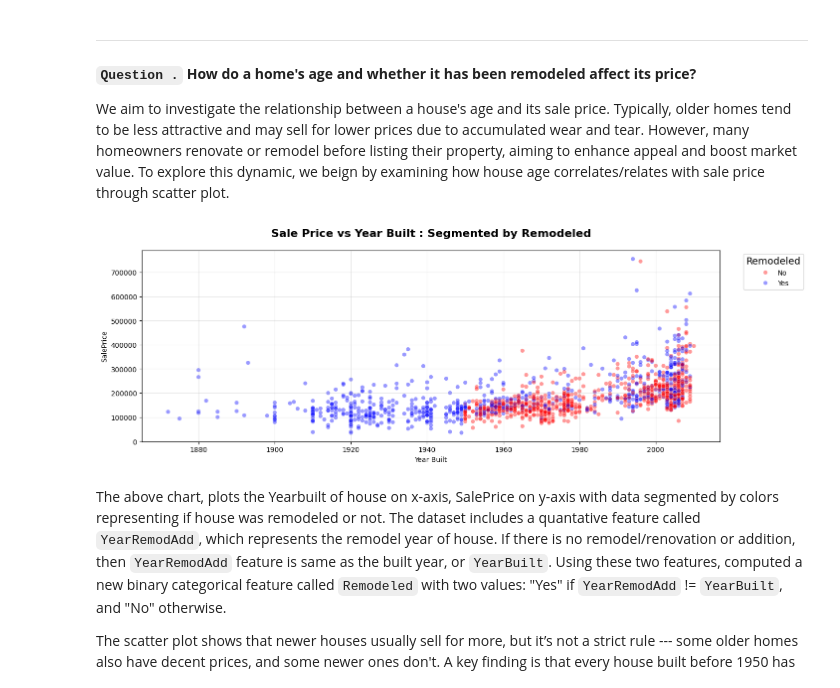
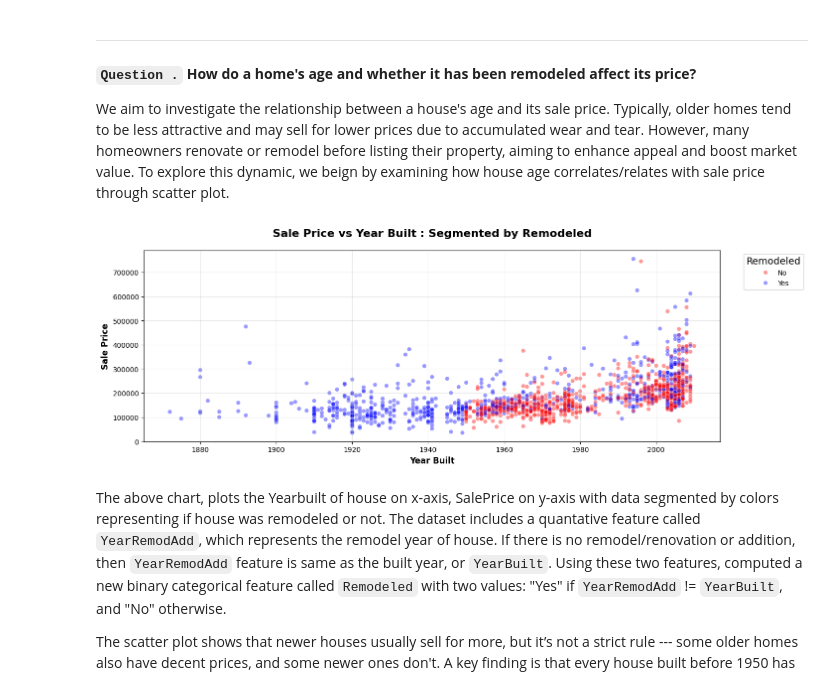
Before and after one commit to annugit1655/Real-Estate-Price-Prediction, a Jupyter notebook: Real-Estate-Price-Prediction/notebooks/EDA-house-part-1.ipynb, the cells around one changed output. Drawn from its saved outputs; the diff is of its cells as text; code cells hidden in the pictures.

```diff
--- a/Real-Estate-Price-Prediction/notebooks/EDA-house-part-1.ipynb
+++ b/Real-Estate-Price-Prediction/notebooks/EDA-house-part-1.ipynb
@@ -827,0 +856,16 @@ plt.show()
+# %%
+import statsmodels.formula.api as smf
+from statsmodels.stats.anova import anova_lm
+
+new_df = new_df.rename(
+    columns={"1stFlrSF" : "FirstFlrSF"}
+)
+# Model 1: additive effects
+model1 = smf.ols('SalePrice ~ TotalBsmtSF + FirstFlrSF + GarageCars + GarageArea + OverallQual + GrLivArea + C(Neighborhood)',data=new_df).fit()
+
+# Model 2: includes interaction between GrLivArea and Neighborhood
+model2 = smf.ols('SalePrice ~ TotalBsmtSF + FirstFlrSF + GarageCars + GarageArea + OverallQual + GrLivArea * C(Neighborhood)',data=new_df).fit()
+
+# Compare the two models with ANOVA (global F-test)
+anova_results = anova_lm(model1, model2)
+print(anova_results)
@@ -827,0 +876,16 @@ plt.show()
+# %%
+import statsmodels.formula.api as smf
+from statsmodels.stats.anova import anova_lm
+
+new_df = new_df.rename(
+    columns={"1stFlrSF" : "FirstFlrSF"}
+)
+# Model 1: additive effects
+model1 = smf.ols('SalePrice ~ GrLivArea + C(Neighborhood)',data=new_df).fit()
+
+# Model 2: includes interaction between GrLivArea and Neighborhood
+model2 = smf.ols('SalePrice ~ GrLivArea * C(Neighborhood)',data=new_df).fit()
+
+# Compare the two models with ANOVA (global F-test)
+anova_results = anova_lm(model1, model2)
+print(anova_results)
@@ -834,24 +902,24 @@ To explore this dynamic, we beign by examining how house age correlates/relates
 # %%
 # Computed a new binary categorical feature Remodeled by using 2 features YearBuilt and YearRemodAdd
 new_df['Remodeled'] = np.where(new_df['YearBuilt'] != new_df['YearRemodAdd'], "Yes", "No")
 
 # Visualization
 fig, ax = plt.subplots(figsize=(15, 5))
 sns.scatterplot(
     data=new_df,
     x='YearBuilt', y='SalePrice',
     hue='Remodeled', palette={"Yes": "blue", "No":"red"},
     alpha=0.4, ax=ax
 )
 ax.set_title("Sale Price vs Year Built : Segmented by Remodeled", fontsize=16, fontweight='bold',y=1.05)
-ax.set_xlabel("Year Built")
-ax.set_ylabel("SalePrice")
+ax.set_xlabel("Year Built", fontsize=12, fontweight='bold')
+ax.set_ylabel("Sale Price", fontsize=12, fontweight='bold')
 ax.legend(title='Remodeled', title_fontsize=14, loc='upper right', bbox_to_anchor=(1.15, 1), fancybox=True)
 
 plt.grid(True, alpha=0.3)
 plt.show()
 # %% [output]
-[figure, old version]
+[figure, new version]
 # %% [markdown]
 The above chart, plots the Yearbuilt of house on x-axis, SalePrice on y-axis with data segmented by colors representing if house was remodeled or not. The dataset includes a quantative feature called `YearRemodAdd`, which represents the remodel year of house. If there is no remodel/renovation or addition, then `YearRemodAdd` feature is same as the built year, or `YearBuilt`. Using these two features, computed a new binary categorical feature called `Remodeled` with two values: "Yes" if `YearRemodAdd` != `YearBuilt`, and "No" otherwise.
 
```
Also changed, not shown: parts of 17 cells of this notebook.
